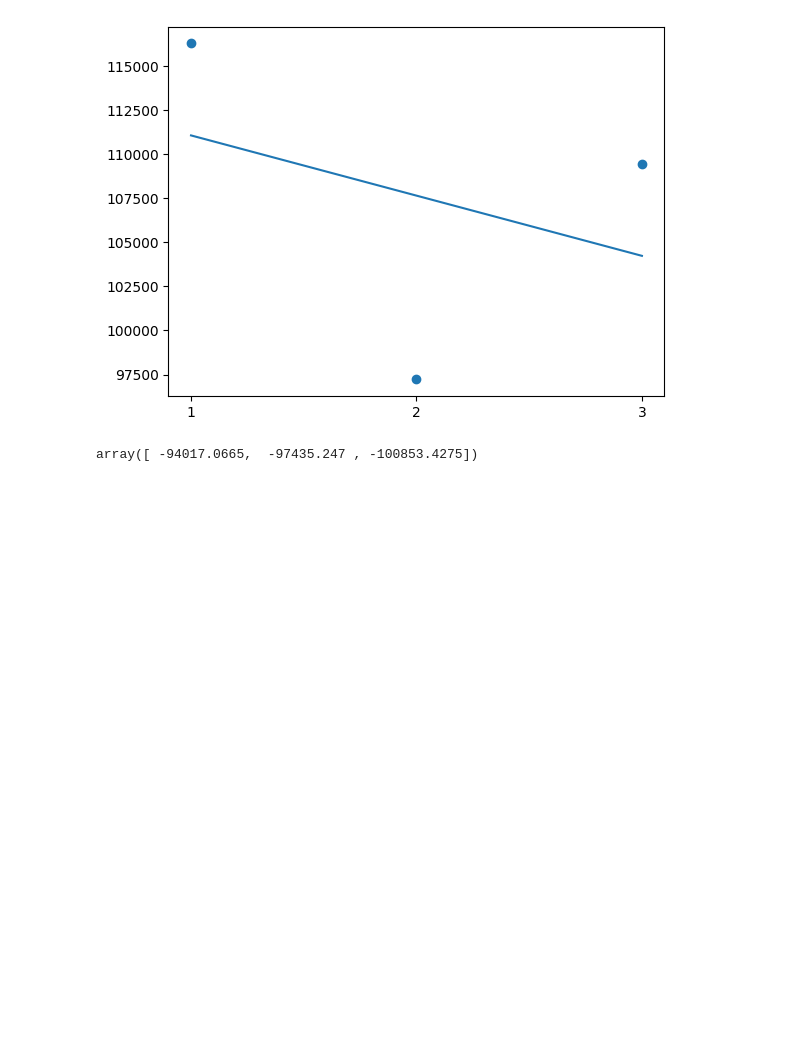
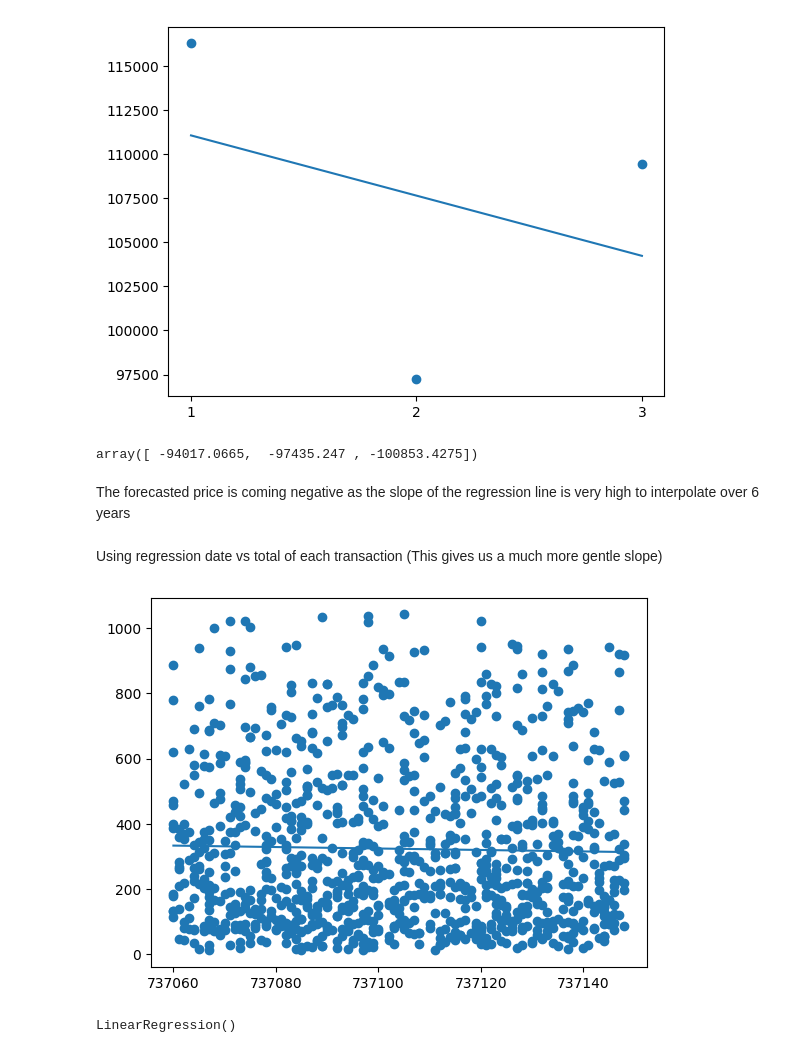
Before and after one commit to scorch056/ML-Lab, a Jupyter notebook: sales forecasting.ipynb, the cells around one changed output. Saved outputs shown, nothing was run; the diff lists cells and outputs as text; code cells hidden in the pictures; blank space fills up the shorter version.

```diff
--- a/sales forecasting.ipynb
+++ b/sales forecasting.ipynb
@@ -21,4 +25,5 @@ dtype('<M8[ns]')
 # %%
 df['Month'] = df['Date'].dt.month
 df['Year'] = df['Date'].dt.year
+df['Ordinal Date'] = df['Date'].map(pd.Timestamp.toordinal)
 # %%
@@ -129,3 +140,33 @@ y_pred = lr_total.predict(X_forecast)
 y_pred
 # %% [output]
 array([ -94017.0665,  -97435.247 , -100853.4275])
+# %% [markdown]
+The forecasted price is coming negative as the slope of the regression line is very high to interpolate over 6 years
+# %% [markdown]
+Using regression date vs total of each transaction (This gives us a much more gentle slope)
+# %%
+X = df_time_sorted["Ordinal Date"].values.reshape(-1,1)
+y = df_time_sorted["Total"].values.reshape(-1,1)
+lr_general = LinearRegression()
+
+lr_general.fit(X,y)
+y_pred = lr_general.predict(X)
+plt.scatter(X,y)
+plt.plot(X,y_pred)
+plt.show()
+# %% [output]
+[figure, added]
+# %%
+X = df_sorted_a["Ordinal Date"].values.reshape(-1,1)
+y = df_sorted_a["Total"].values.reshape(-1,1)
+lr_a.fit(X,y)
+
+X = df_sorted_b["Ordinal Date"].values.reshape(-1,1)
+y = df_sorted_b["Total"].values.reshape(-1,1)
+lr_b.fit(X,y)
+
+X = df_sorted_c["Ordinal Date"].values.reshape(-1,1)
+y = df_sorted_c["Total"].values.reshape(-1,1)
+lr_c.fit(X,y)
+# %% [output]
+LinearRegression()
```
Also changed, not shown: parts of 10 cells of this notebook, 1 other file.
